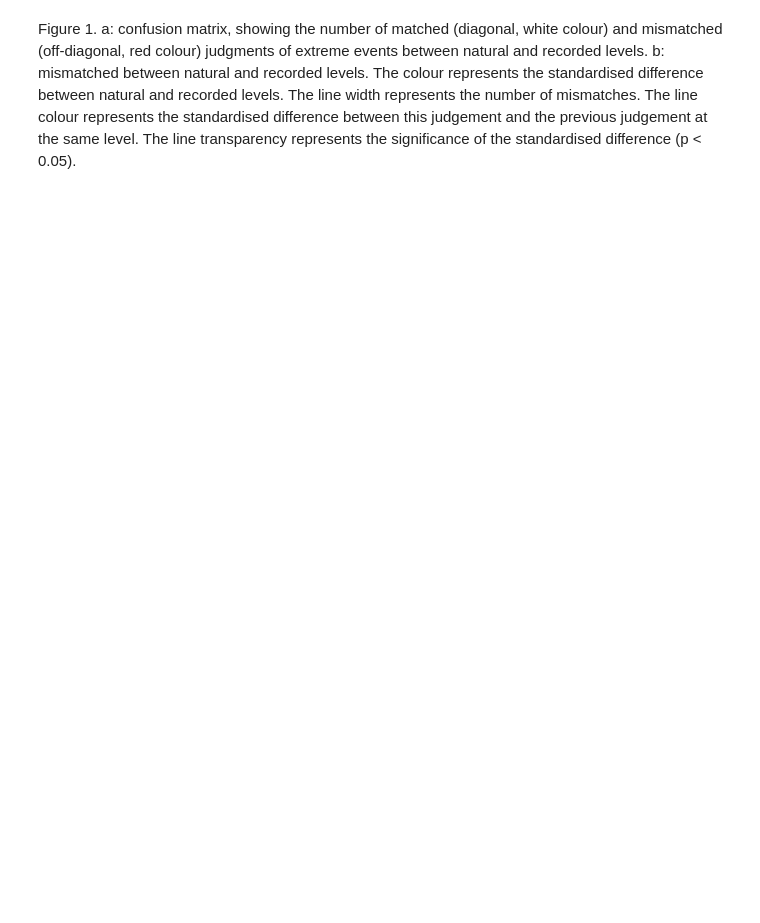
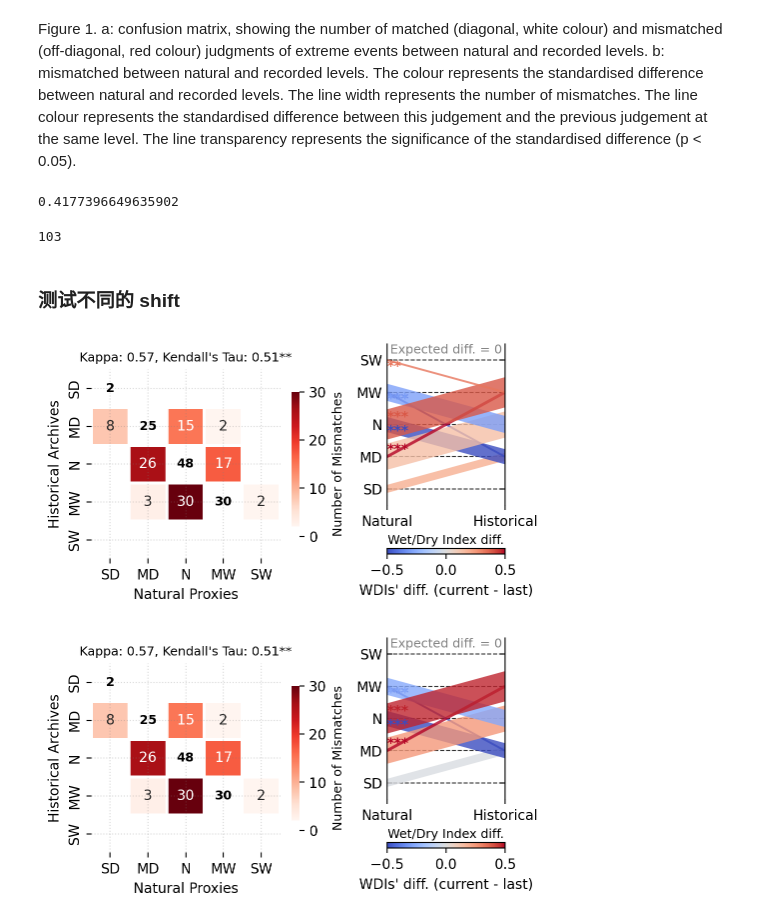
Before and after one commit to SongshGeo/shifting_baseline, a Jupyter notebook: reports/mismatch.ipynb, the cells around one changed output. Saved outputs shown, nothing was run; the diff lists cells and outputs as text; code cells hidden in the pictures; blank space fills up the shorter version.

```diff
--- a/reports/mismatch.ipynb
+++ b/reports/mismatch.ipynb
@@ -166,2 +101,22 @@ mismatch_report.generate_report_figure();
 # %% [markdown]
 Figure 1. a: confusion matrix, showing the number of matched (diagonal, white colour) and mismatched (off-diagonal, red colour) judgments of extreme events between natural and recorded levels. b: mismatched between natural and recorded levels. The colour represents the standardised difference between natural and recorded levels. The line width represents the number of mismatches. The line colour represents the standardised difference between this judgement and the previous judgement at the same level. The line transparency represents the significance of the standardised difference (p < 0.05).
+# %%
+mismatch_report.diff_matrix.abs().mean().mean()
+# %% [output]
+0.4177396649635902
+# %%
+mismatch_report.false_count_matrix.sum().sum()
+# %% [output]
+103
+# %% [markdown]
+### 测试不同的 shift
+# %%
+from matplotlib import pyplot as plt
+
+for shift in range(1, 3):
+    mismatch_report.analyze_error_patterns(shift=shift)
+    mismatch_report.generate_report_figure(figsize=(5.2, 3))
+plt.show();
+# %% [output]
+[figure, added]
+[figure, added]
```
Also changed, not shown: parts of 10 cells of this notebook, 6 other files.
